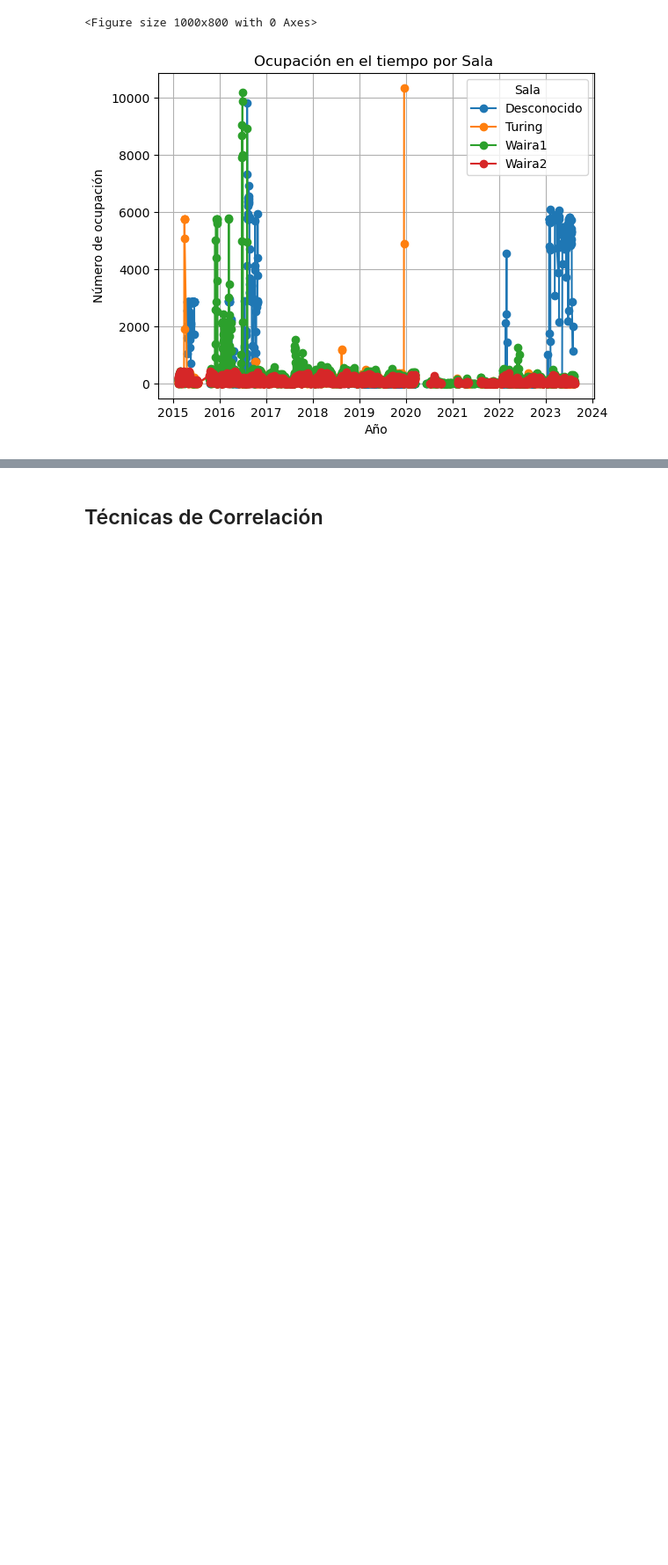
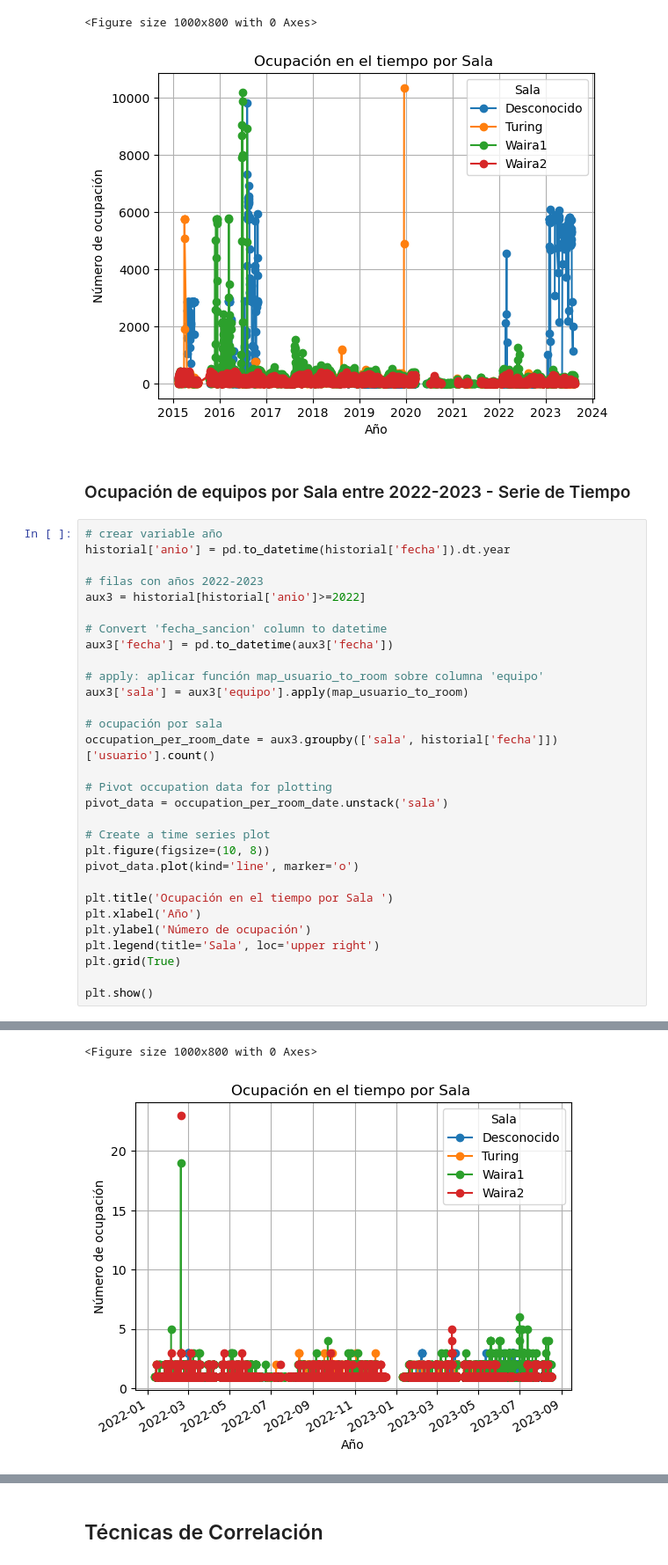
Before and after one commit to dfosorio111/tech_skills, a Jupyter notebook: visualization/data_analytics_AgenteSalas .ipynb, the cells around one changed output, grey strips where cells are left out. Shown: that part at 88% size. Drawn from its saved outputs; the diff is of its cells as text; blank space fills up the shorter version.

```diff
--- a/visualization/data_analytics_AgenteSalas .ipynb
+++ b/visualization/data_analytics_AgenteSalas .ipynb
@@ -725,3 +792,37 @@ plt.show()
 # %% [output]
 <Figure size 1000x800 with 0 Axes>
 [figure]
+# %% [markdown]
+
+### Ocupación de equipos por Sala entre 2022-2023   - Serie de Tiempo
+# %%
+# crear variable año
+historial['anio'] = pd.to_datetime(historial['fecha']).dt.year
+
+# filas con años 2022-2023
+aux3 = historial[historial['anio']>=2022]
+
+# Convert 'fecha_sancion' column to datetime
+aux3['fecha'] = pd.to_datetime(aux3['fecha'])
+
+# apply: aplicar función map_usuario_to_room sobre columna 'equipo'
+aux3['sala'] = aux3['equipo'].apply(map_usuario_to_room)
+
+# ocupación por sala
+occupation_per_room_date = aux3.groupby(['sala', historial['fecha']])['usuario'].count()
+
+# Pivot occupation data for plotting
+pivot_data = occupation_per_room_date.unstack('sala')
+
+# Create a time series plot
+plt.figure(figsize=(10, 8))
+pivot_data.plot(kind='line', marker='o')
+
+plt.title('Ocupación en el tiempo por Sala ')
+plt.xlabel('Año')
+plt.ylabel('Número de ocupación')
+plt.legend(title='Sala', loc='upper right')
+plt.grid(True)
+
+plt.show()
+# %% [output]
@@ -727,0 +839,2 @@ plt.show()
+<Figure size 1000x800 with 0 Axes>
+[figure, added]
```
Also changed, not shown: parts of 22 cells of this notebook, 1 other file.
